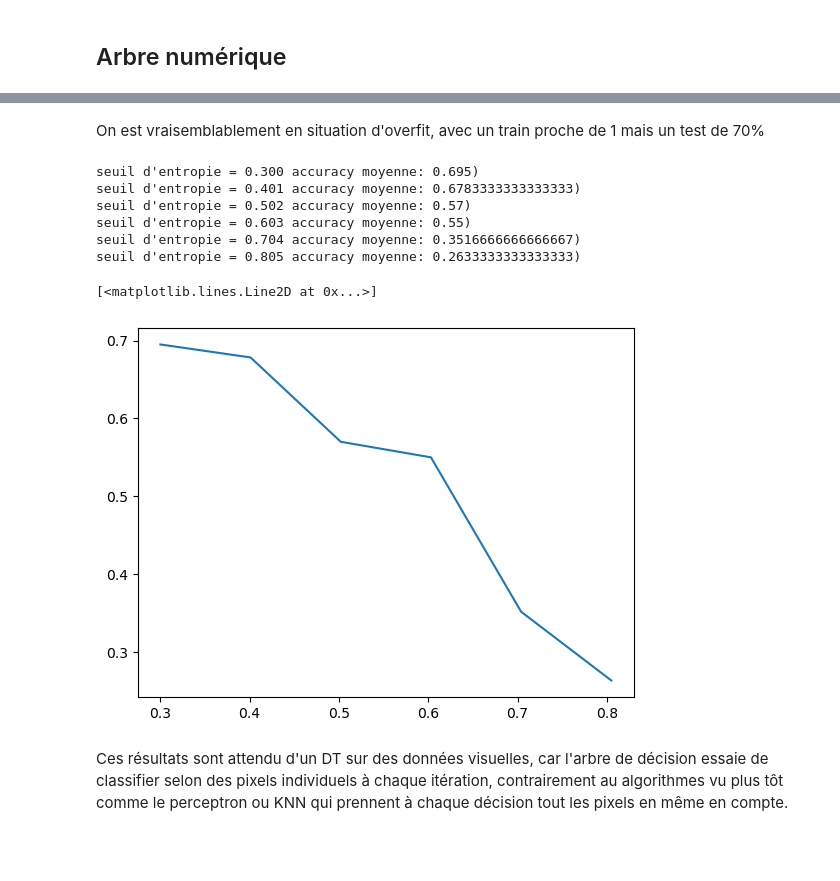
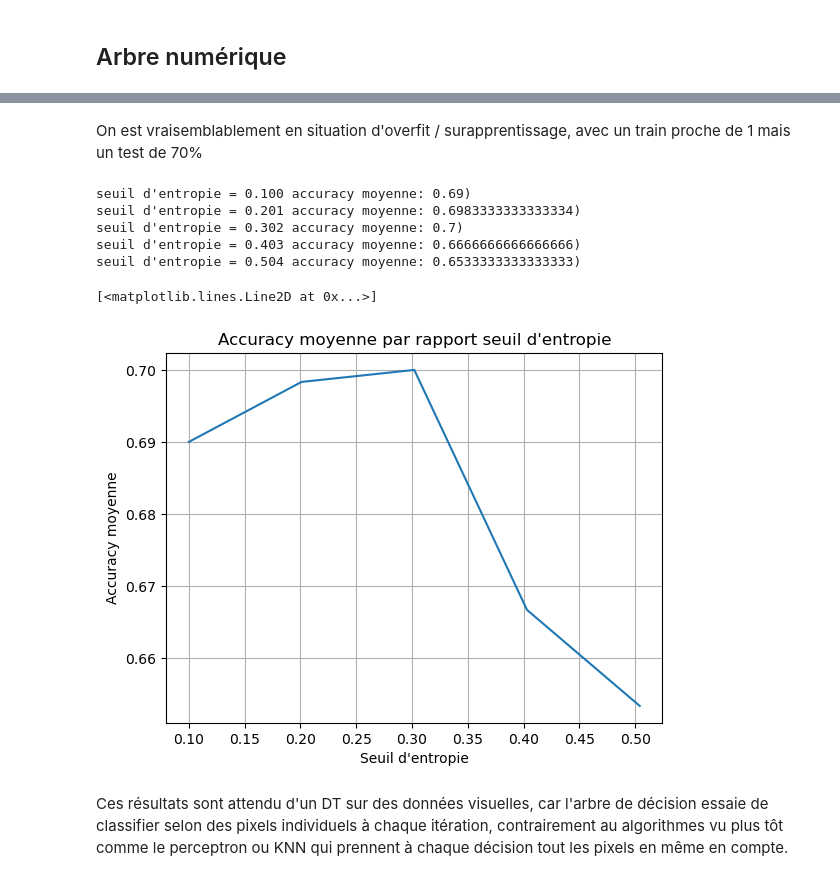
Before and after one commit to JeSuisSurGithub/SDD, a Jupyter notebook: projet/Projet/projet-Parant-Xia.ipynb, the cells around one changed output, grey strips where cells are left out. Cells and saved outputs as stored; diff of their text form; code cells hidden in the pictures; blank space fills up the shorter version.

```diff
--- a/projet/Projet/projet-Parant-Xia.ipynb
+++ b/projet/Projet/projet-Parant-Xia.ipynb
@@ -559,24 +554,29 @@ accuracy teste: 0.6783333333333333
 # %% [markdown]
-On est vraisemblablement en situation d'overfit, avec un train proche de 1 mais un test de 70%
+On est vraisemblablement en situation d'overfit / surapprentissage, avec un train proche de 1 mais un test de 70%
 # %%
 veps = np.arange(0.1, 0.5+0.101, 0.101)
 vacc = []
 for eps in veps:
     arbre2 = cl.ClassifierArbreNumerique(ndim ,eps, [])
     arbre2.train(Xr, Yma)
     res_moy = arbre2.accuracy(XTr,Ytma)
     print(f"seuil d'entropie = {eps:.3f} accuracy moyenne: {res_moy})")
     vacc.append(res_moy)
+
+# Affichage
+plt.title("Accuracy moyenne par rapport seuil d'entropie")
+plt.ylabel("Accuracy moyenne")
+plt.xlabel("Seuil d'entropie")
+plt.grid(True)
 plt.plot(veps, vacc)
 # %% [output]
-seuil d'entropie = 0.300 accuracy moyenne: 0.695)
-seuil d'entropie = 0.401 accuracy moyenne: 0.6783333333333333)
-seuil d'entropie = 0.502 accuracy moyenne: 0.57)
-seuil d'entropie = 0.603 accuracy moyenne: 0.55)
-seuil d'entropie = 0.704 accuracy moyenne: 0.3516666666666667)
-seuil d'entropie = 0.805 accuracy moyenne: 0.2633333333333333)
+seuil d'entropie = 0.100 accuracy moyenne: 0.69)
+seuil d'entropie = 0.201 accuracy moyenne: 0.6983333333333334)
+seuil d'entropie = 0.302 accuracy moyenne: 0.7)
+seuil d'entropie = 0.403 accuracy moyenne: 0.6666666666666666)
+seuil d'entropie = 0.504 accuracy moyenne: 0.6533333333333333)
 [<matplotlib.lines.Line2D at 0x...>]
-[figure, old version]
+[figure, new version]
 # %% [markdown]
 Ces résultats sont attendu d'un DT sur des données visuelles, car l'arbre de décision essaie de classifier selon des pixels individuels à chaque itération, contrairement au algorithmes vu plus tôt comme le perceptron ou KNN qui prennent à chaque décision tout les pixels en même en compte.
 # %%
```
Also changed, not shown: parts of 11 cells of this notebook, 2 other files.
